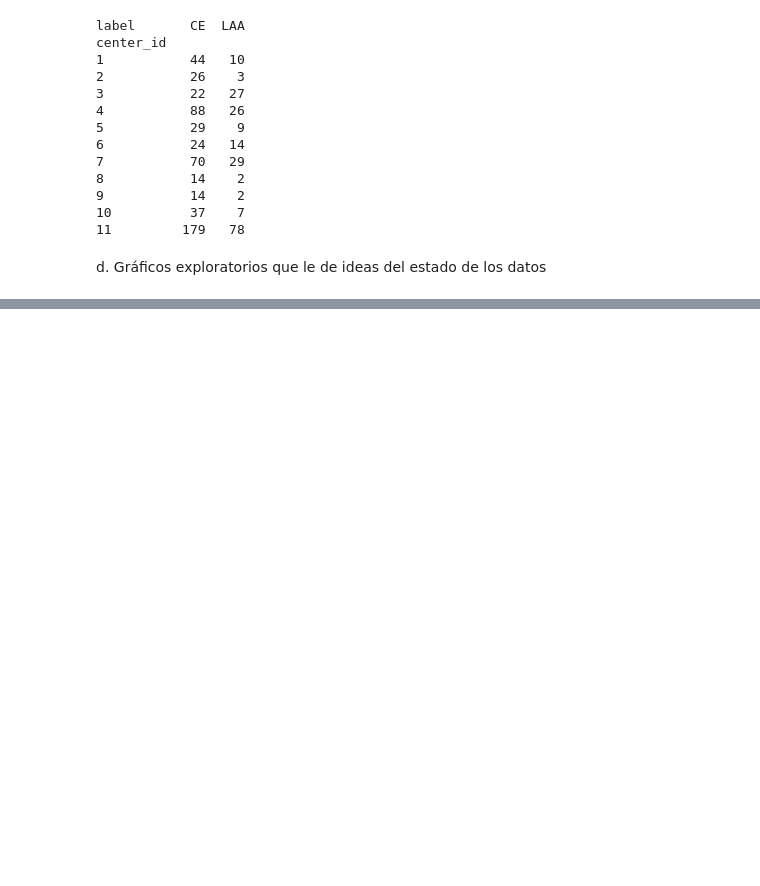
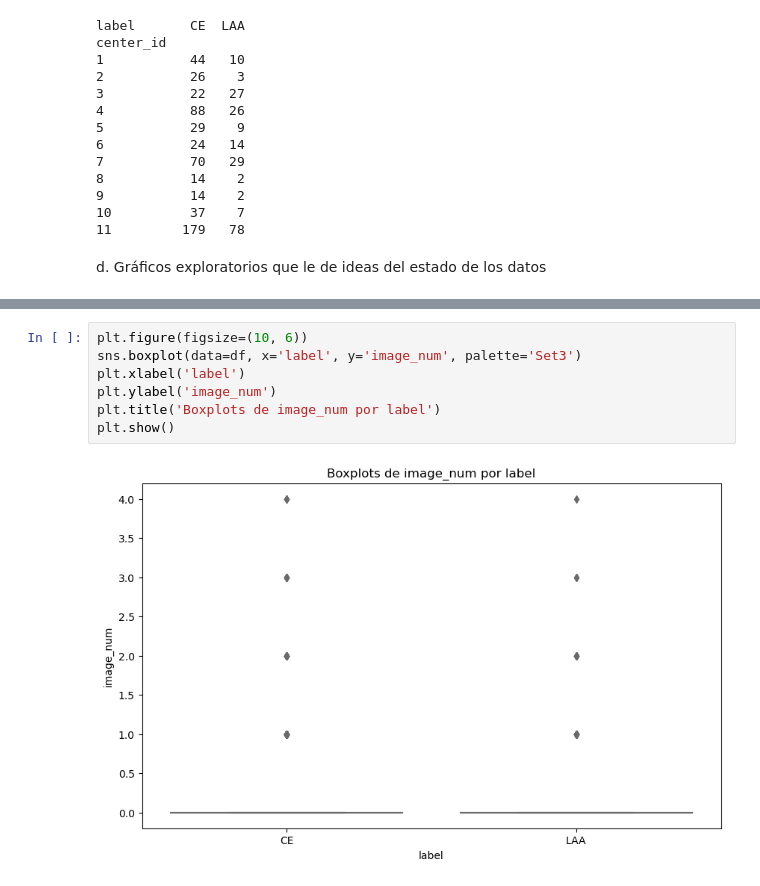
Before and after one commit to elisamayoa/Proyecto1_DataScience, a Jupyter notebook: Análisis_Exploratorio.ipynb, the cells around one changed output, grey strips where cells are left out. Saved outputs shown, nothing was run; the diff lists cells and outputs as text; blank space fills up the shorter version.

```diff
--- a/Análisis_Exploratorio.ipynb
+++ b/Análisis_Exploratorio.ipynb
@@ -185,0 +197,9 @@ for center in unique_centers:
+# %%
+plt.figure(figsize=(10, 6))
+sns.boxplot(data=df, x='label', y='image_num', palette='Set3')
+plt.xlabel('label')
+plt.ylabel('image_num')
+plt.title('Boxplots de image_num por label')
+plt.show()
+# %% [output]
+[figure, added]
```
Also changed, not shown: parts of 9 cells of this notebook.
